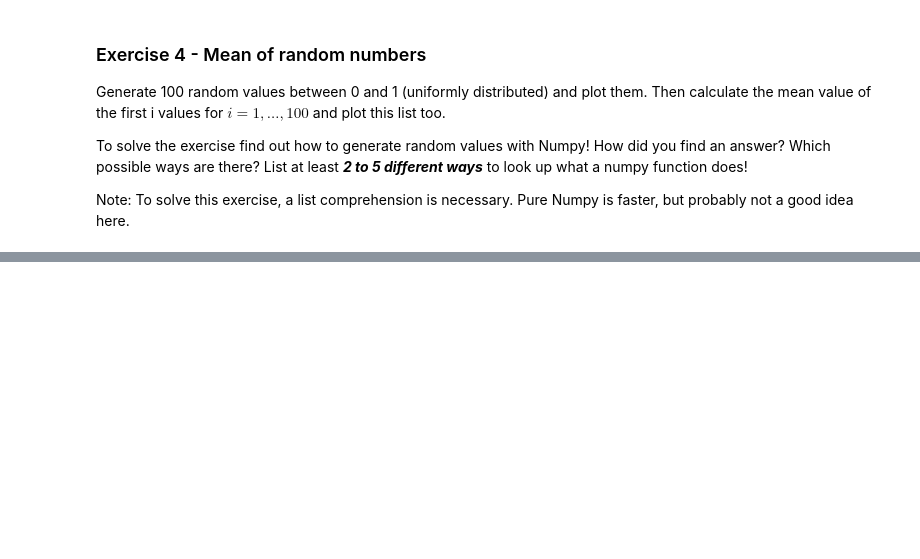
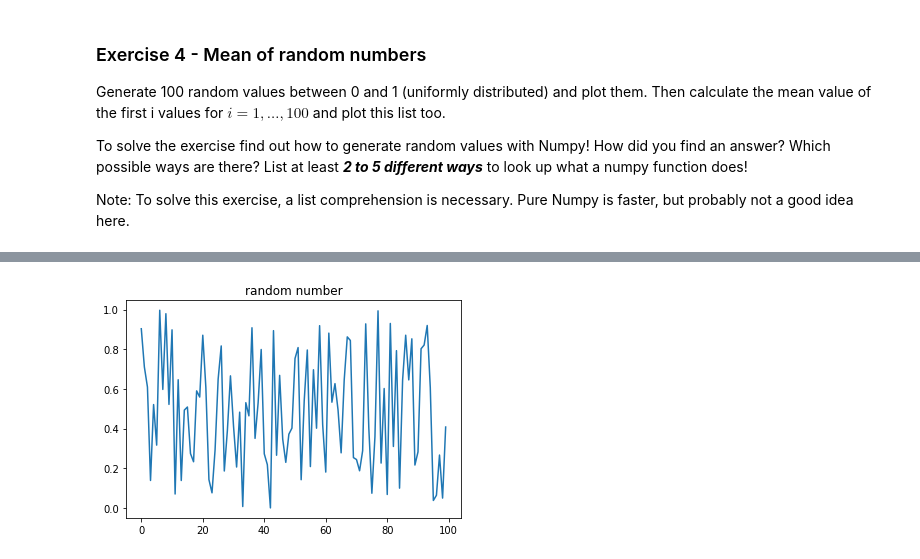
Before and after one commit to Bokubst/homework-scientific-computing, a Jupyter notebook: homework04-python-scientific-ecosystem/Homework 4-Vibol SAN.ipynb, the cells around one changed output, grey strips where cells are left out. Cells and saved outputs as stored; diff of their text form; code cells hidden in the pictures; blank space fills up the shorter version.

```diff
--- a/homework04-python-scientific-ecosystem/Homework 4-Vibol SAN.ipynb
+++ b/homework04-python-scientific-ecosystem/Homework 4-Vibol SAN.ipynb
@@ -97,3 +97,7 @@ Generate 100 random values between 0 and 1 (uniformly distributed) and plot them
 To solve the exercise find out how to generate random values with Numpy! How did you find an answer? Which possible ways are there? List at least ***2 to 5 different ways*** to look up what a numpy function does!
 
 Note: To solve this exercise, a list comprehension is necessary. Pure Numpy is faster, but probably not a good idea here.
+# %%
+import numpy as np
+random = np.random.random_sample(100)
+print(random)
@@ -99,0 +122,8 @@ Note: To solve this exercise, a list comprehension is necessary. Pure Numpy is f
+# %%
+import matplotlib.pyplot as plt
+
+plt.plot(random, label = 'random number')
+plt.title('random number')
+plt.show()
+# %% [output]
+[figure, added]
```
Also changed, not shown: parts of 2 cells of this notebook.
